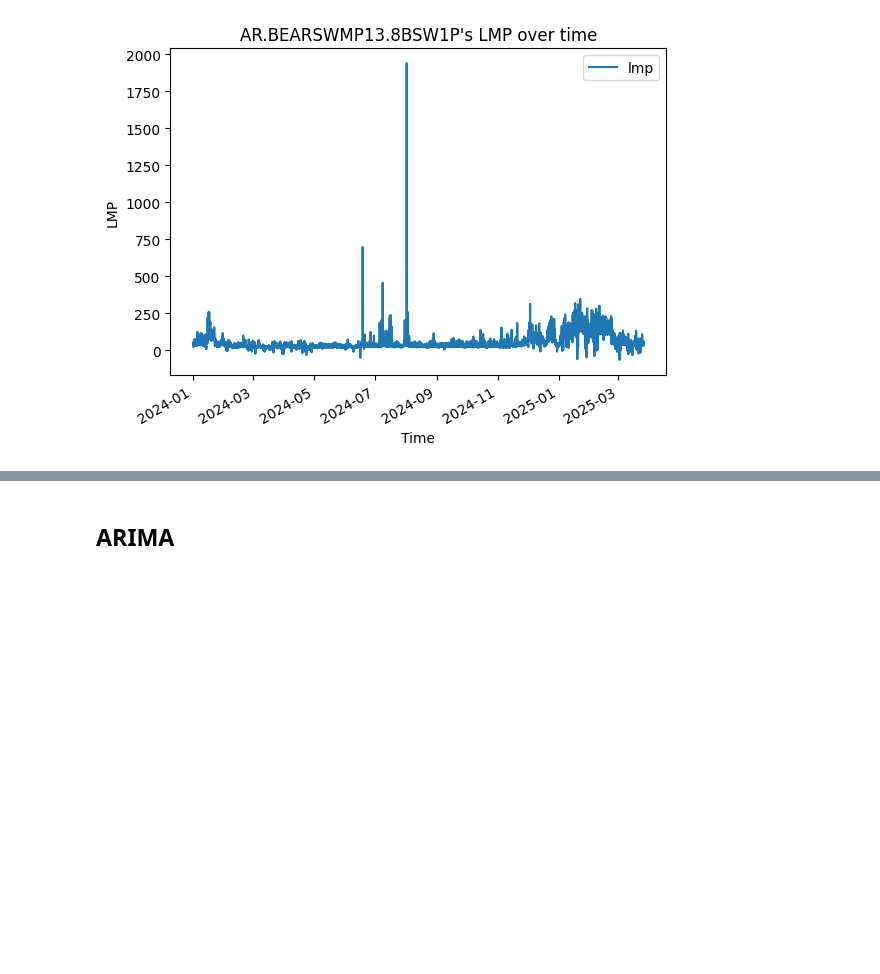
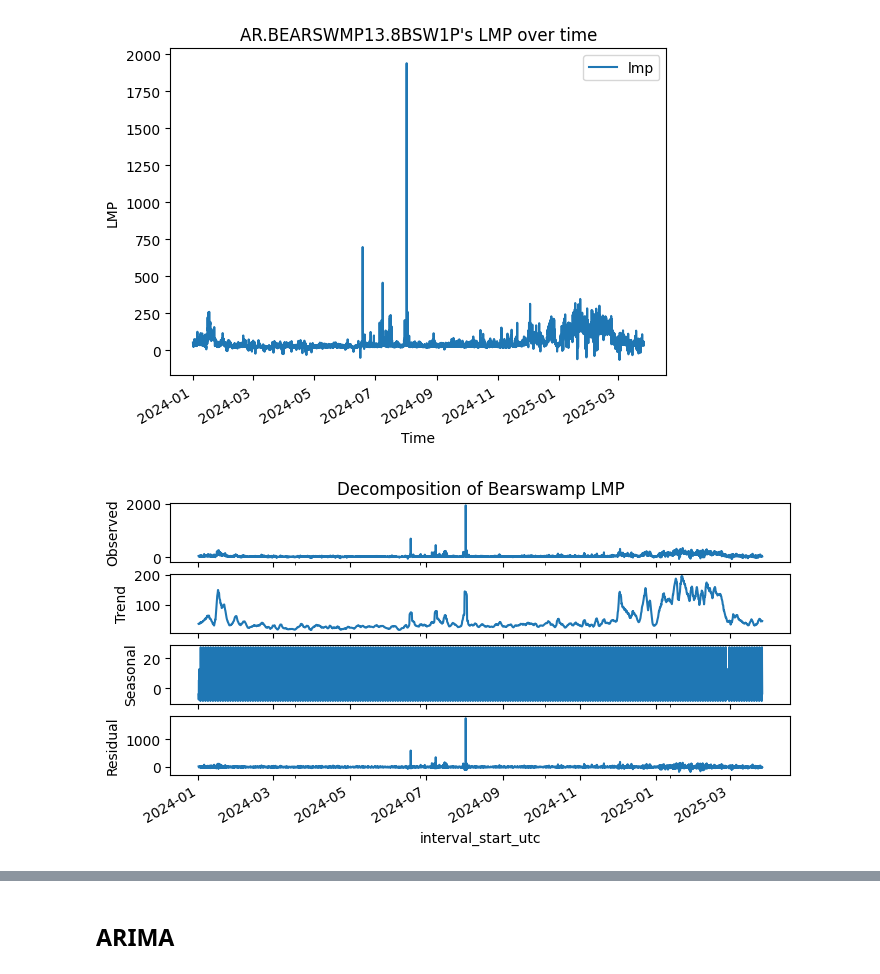
Before and after one commit to BradyHobson/ML2-Project, a Jupyter notebook: time_series_model.ipynb, the cells around one changed output, grey strips where cells are left out. Cells and saved outputs as stored; diff of their text form; code cells hidden in the pictures; blank space fills up the shorter version.

```diff
--- a/time_series_model.ipynb
+++ b/time_series_model.ipynb
@@ -45,3 +34,25 @@ plt.title("AR.BEARSWMP13.8BSW1P's LMP over time")
 plt.show()
 # %% [output]
 [figure]
+# %%
+# look at ACF and PACF and seasonality
+# visualize the decomp
+decomp = seasonal_decompose(lmp['lmp'], period=48, model='additive', extrapolate_trend='freq')
+
+fig, ax = plt.subplots(ncols=1, nrows=4, sharex=True, figsize=(8,4))
+ax[0].set_title('Decomposition of Bearswamp LMP')
+decomp.observed.plot(ax=ax[0], legend=False)
+ax[0].set_ylabel('Observed')
+
+decomp.trend.plot(ax=ax[1], legend=False)
+ax[1].set_ylabel('Trend')
+
+decomp.seasonal.plot(ax=ax[2], legend=False)
+ax[2].set_ylabel('Seasonal')
+
+decomp.resid.plot(ax=ax[3], legend=False)
+ax[3].set_ylabel('Residual')
+
+plt.show();
+# %% [output]
+[figure, added]
```
Also changed, not shown: parts of 11 cells of this notebook.
